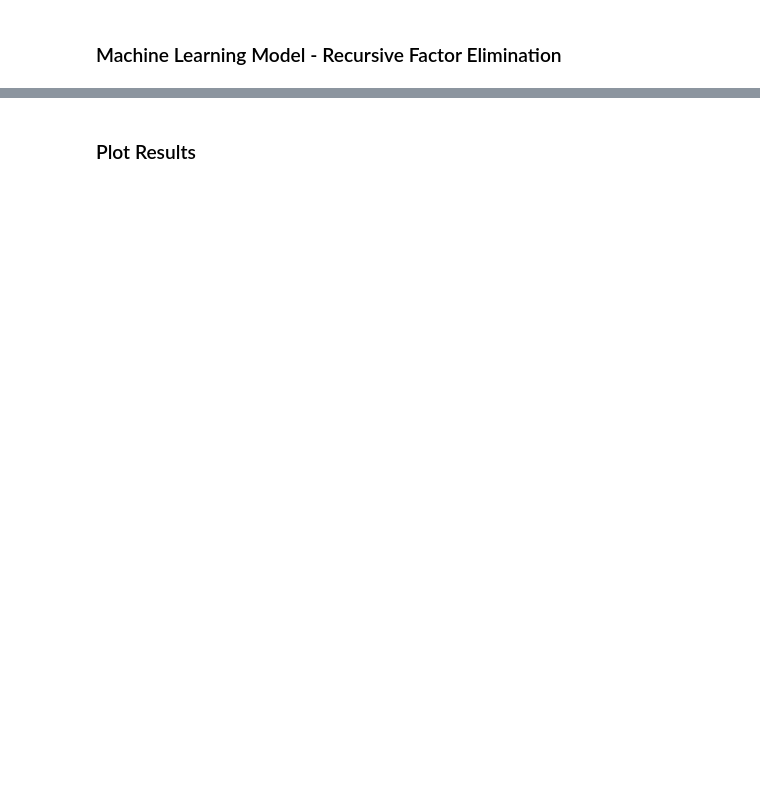
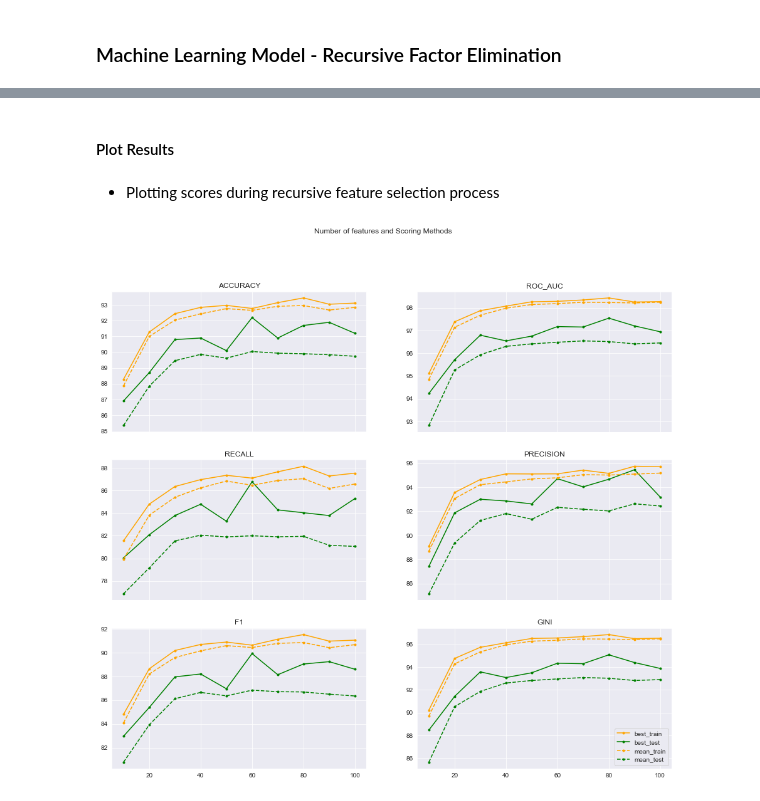
Before and after one commit to nsotiriou88/FeatureSelector, a Jupyter notebook: FeatureSelectorExample.ipynb, the cells around one changed output, grey strips where cells are left out. Drawn from its saved outputs; the diff is of its cells as text; code cells hidden in the pictures; blank space fills up the shorter version.

```diff
--- a/FeatureSelectorExample.ipynb
+++ b/FeatureSelectorExample.ipynb
@@ -115,2 +119,8 @@ results, feat_stats, scores = fs.Recursive_Factor_EliminationCV(
 # %% [markdown]
-### Plot Results
+#### Plot Results
+# %% [markdown]
+- Plotting scores during recursive feature selection process
+# %%
+fs.plot_metrics_check(scores)
+# %% [output]
+[figure, added]
```
Also changed, not shown: parts of 10 cells of this notebook, 4 other files.
